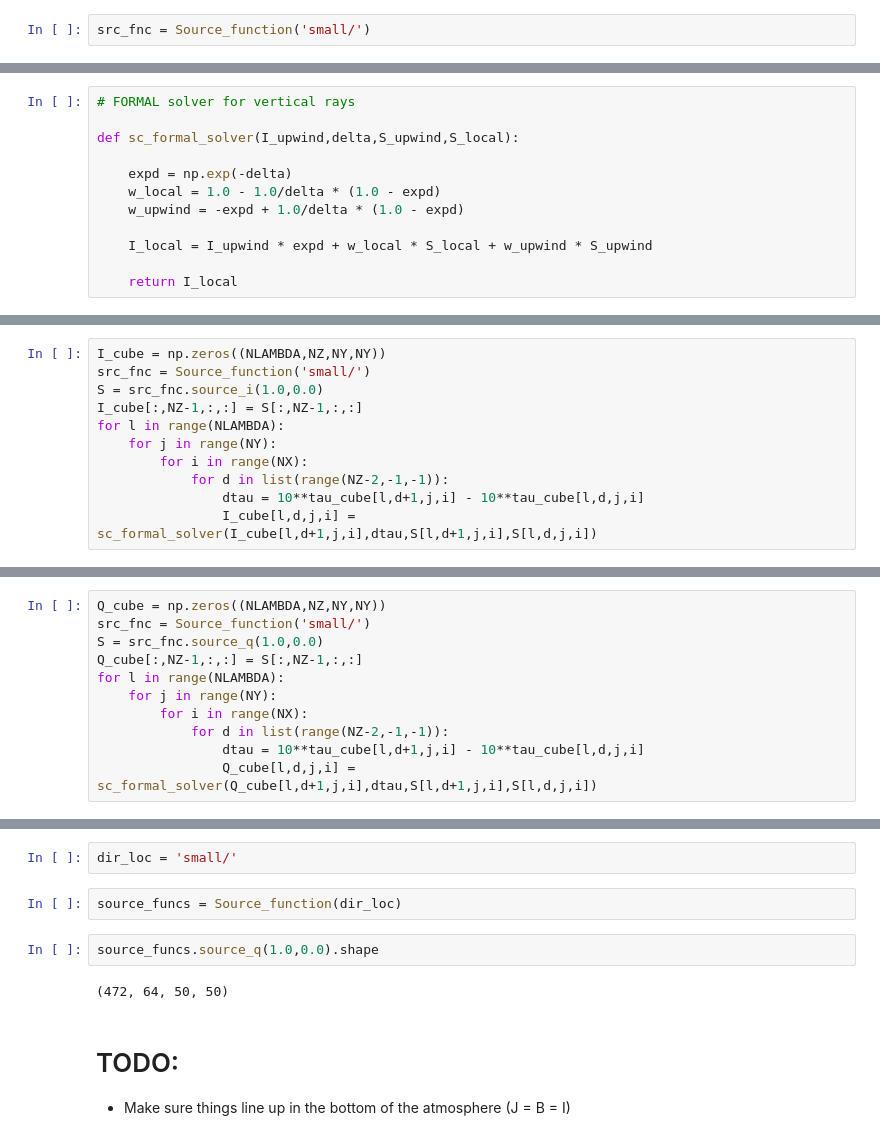
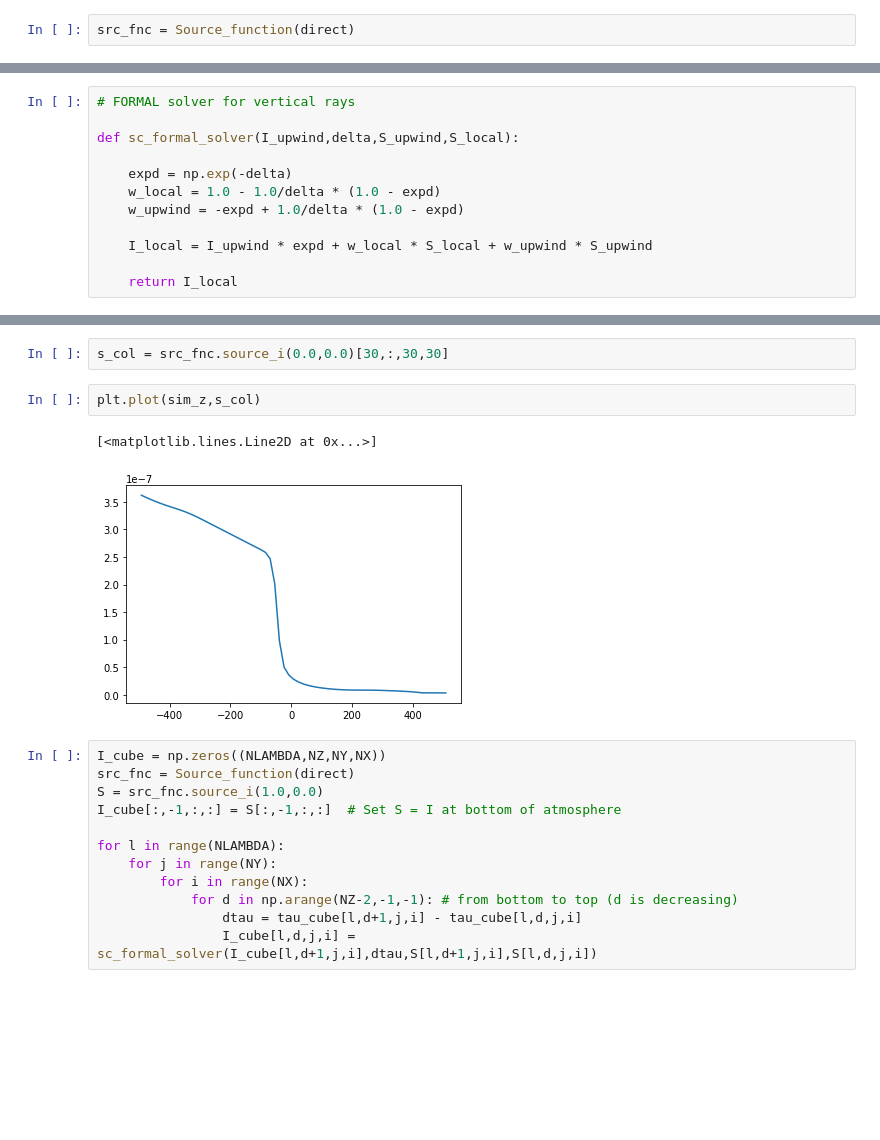
Before and after one commit to neerajkulk/reconstruct_hanle, a Jupyter notebook: notebooks/spol_synthesize.ipynb, the cells around one changed output, grey strips where cells are left out. Drawn from its saved outputs; the diff is of its cells as text; blank space fills up the shorter version.

```diff
--- a/notebooks/spol_synthesize.ipynb
+++ b/notebooks/spol_synthesize.ipynb
@@ -195,2 +225,2 @@ total_opac.shape
 # %%
-src_fnc = Source_function('small/')
+src_fnc = Source_function(direct)
@@ -222,11 +242,0 @@ sc_formal_solver(1,0.1,1,2)
-# %%
-I_cube = np.zeros((NLAMBDA,NZ,NY,NY))
-src_fnc = Source_function('small/')
-S = src_fnc.source_i(1.0,0.0)
-I_cube[:,NZ-1,:,:] = S[:,NZ-1,:,:]
-for l in range(NLAMBDA):
-    for j in range(NY):
-        for i in range(NX):
-            for d in list(range(NZ-2,-1,-1)):
-                dtau = 10**tau_cube[l,d+1,j,i] - 10**tau_cube[l,d,j,i]
-                I_cube[l,d,j,i] = sc_formal_solver(I_cube[l,d+1,j,i],dtau,S[l,d+1,j,i],S[l,d,j,i])
@@ -238,11 +242,0 @@ plt.imshow(I_cube[0,61,:,:])
-# %%
-Q_cube = np.zeros((NLAMBDA,NZ,NY,NY))
-src_fnc = Source_function('small/')
-S = src_fnc.source_q(1.0,0.0)
-Q_cube[:,NZ-1,:,:] = S[:,NZ-1,:,:]
-for l in range(NLAMBDA):
-    for j in range(NY):
-        for i in range(NX):
-            for d in list(range(NZ-2,-1,-1)):
-                dtau = 10**tau_cube[l,d+1,j,i] - 10**tau_cube[l,d,j,i]
-                Q_cube[l,d,j,i] = sc_formal_solver(Q_cube[l,d+1,j,i],dtau,S[l,d+1,j,i],S[l,d,j,i])
@@ -406,11 +243,19 @@ array([-3.25303302, -2.8922116 , -2.6558188 , -2.46925096, -2.30918132,
-# %%
-dir_loc = 'small/'
-# %%
-source_funcs = Source_function(dir_loc)
-# %%
-source_funcs.source_q(1.0,0.0).shape
-# %% [output]
-(472, 64, 50, 50)
-# %% [markdown]
-# TODO:
-- Make sure things line up in the bottom of the atmosphere (J = B = I)
+# %%
+s_col = src_fnc.source_i(0.0,0.0)[30,:,30,30]
+# %%
+plt.plot(sim_z,s_col)
+# %% [output]
+[<matplotlib.lines.Line2D at 0x...>]
+[figure, added]
+# %%
+I_cube = np.zeros((NLAMBDA,NZ,NY,NX))
+src_fnc = Source_function(direct)
+S = src_fnc.source_i(1.0,0.0)
+I_cube[:,-1,:,:] = S[:,-1,:,:]  # Set S = I at bottom of atmosphere
+
+for l in range(NLAMBDA):
+    for j in range(NY):
+        for i in range(NX):
+            for d in np.arange(NZ-2,-1,-1): # from bottom to top (d is decreasing)
+                dtau = tau_cube[l,d+1,j,i] - tau_cube[l,d,j,i]
+                I_cube[l,d,j,i] = sc_formal_solver(I_cube[l,d+1,j,i],dtau,S[l,d+1,j,i],S[l,d,j,i])
```
Also changed, not shown: parts of 95 cells of this notebook.
